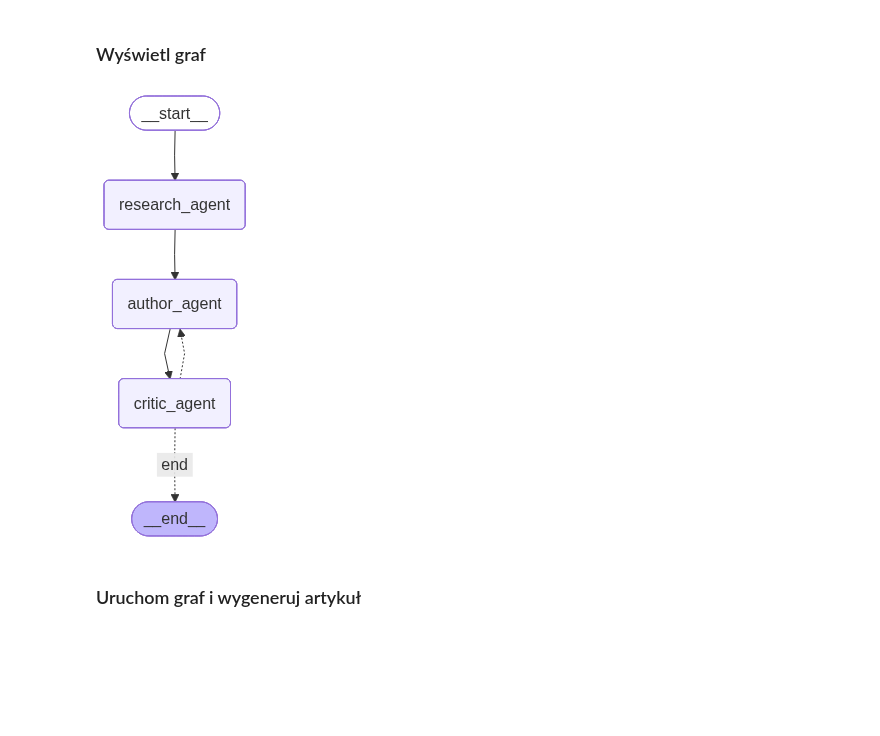
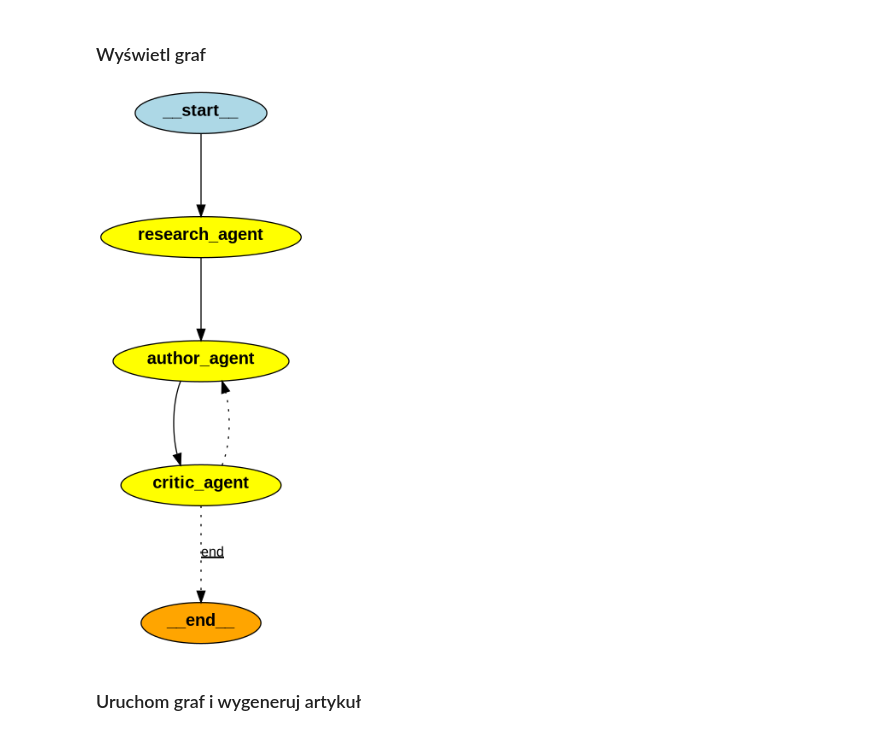
Before and after one commit to mzarnecki/course_llm_agent_apps_with_langchain_and_langgraph, a Jupyter notebook: 9_1_Application_agent_publisher.ipynb, the cells around one changed output. Saved outputs shown, nothing was run; the diff lists cells and outputs as text; code cells hidden in the pictures; blank space fills up the shorter version.

```diff
--- a/9_1_Application_agent_publisher.ipynb
+++ b/9_1_Application_agent_publisher.ipynb
@@ -218,9 +218,9 @@ supervisor = (
 # %%
 from IPython.display import display, Image
 
-display(Image(supervisor.get_graph().draw_mermaid_png()))
+display(Image(supervisor.get_graph().draw_png()))
 # %% [output]
-[figure, old version]
+[figure, new version]
 # %% [markdown]
 ### Uruchom graf i wygeneruj artykuł
 # %%
```
Also changed, not shown: parts of 1 cell of this notebook, 2 other files.
